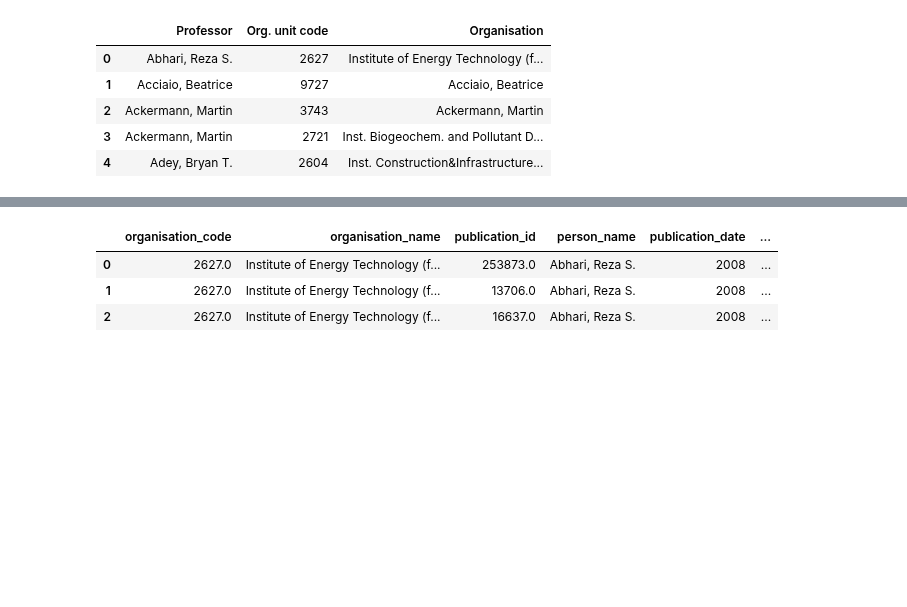
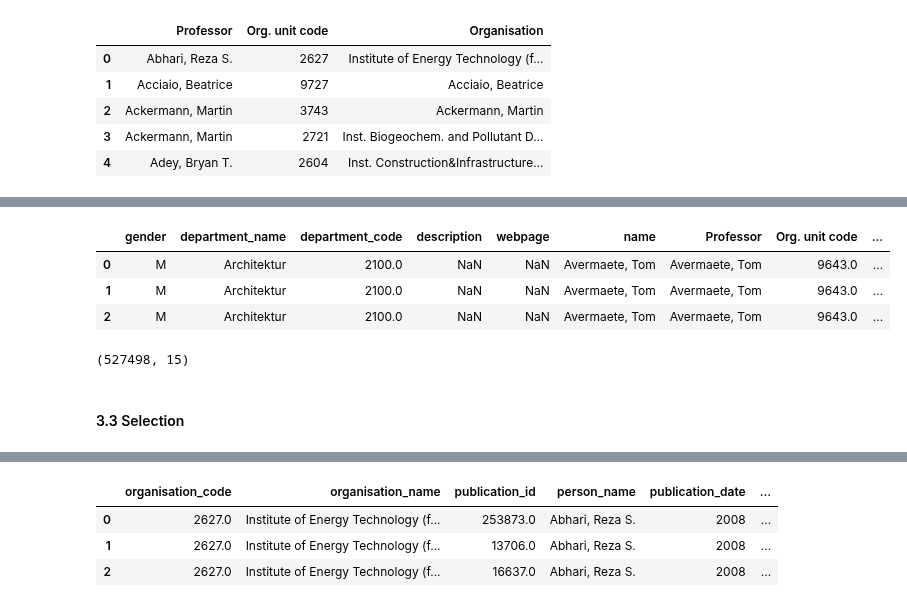
Before and after one commit to GiuliaLanzillotta/ETH_SEARCH, a Jupyter notebook: Data import.ipynb, the cells around one changed output, grey strips where cells are left out. Drawn from its saved outputs; the diff is of its cells as text; code cells hidden in the pictures; blank space fills up the shorter version.

```diff
--- a/Data import.ipynb
+++ b/Data import.ipynb
@@ -141,0 +167,4 @@ rc_m.head()
+# %%
+# small adjustment
+ar.loc[ar["ANREDE"]=="Herr",["ANREDE"]] = "M"
+ar.loc[ar["ANREDE"]=="Frau",["ANREDE"]] = "F"
@@ -141,0 +191,16 @@ rc_m.head()
+# %%
+# finally merging
+rc_m = ar_p.merge(rc_m,how="outer",left_on="name",right_on="author")
+rc_m.head(3)
+# %% [output]
+|  | gender | department_name | department_code | description | webpage | name | Professor | Org. unit code | ... |
+| 0 | M | Architektur | 2100.0 | NaN | NaN | Avermaete, Tom | Avermaete, Tom | 9643.0 | ... |
+| 1 | M | Architektur | 2100.0 | NaN | NaN | Avermaete, Tom | Avermaete, Tom | 9643.0 | ... |
+| 2 | M | Architektur | 2100.0 | NaN | NaN | Avermaete, Tom | Avermaete, Tom | 9643.0 | ... |
+# %%
+rc_m.shape
+# we gained about 250 researchers from the outer join ...
+# %% [output]
+(527498, 15)
+# %% [markdown]
+#### 3.3 Selection
```
Also changed, not shown: parts of 23 cells of this notebook.
